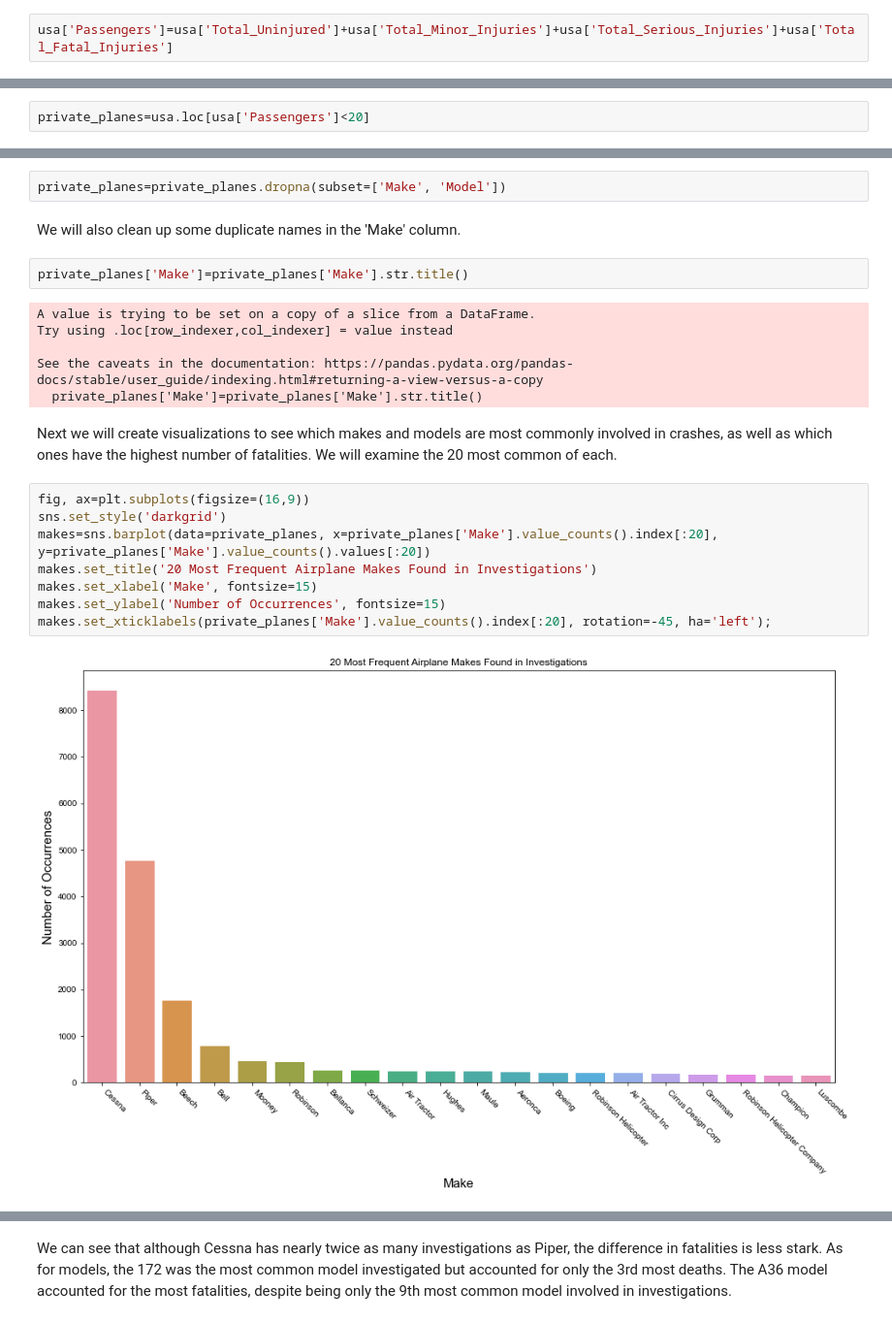
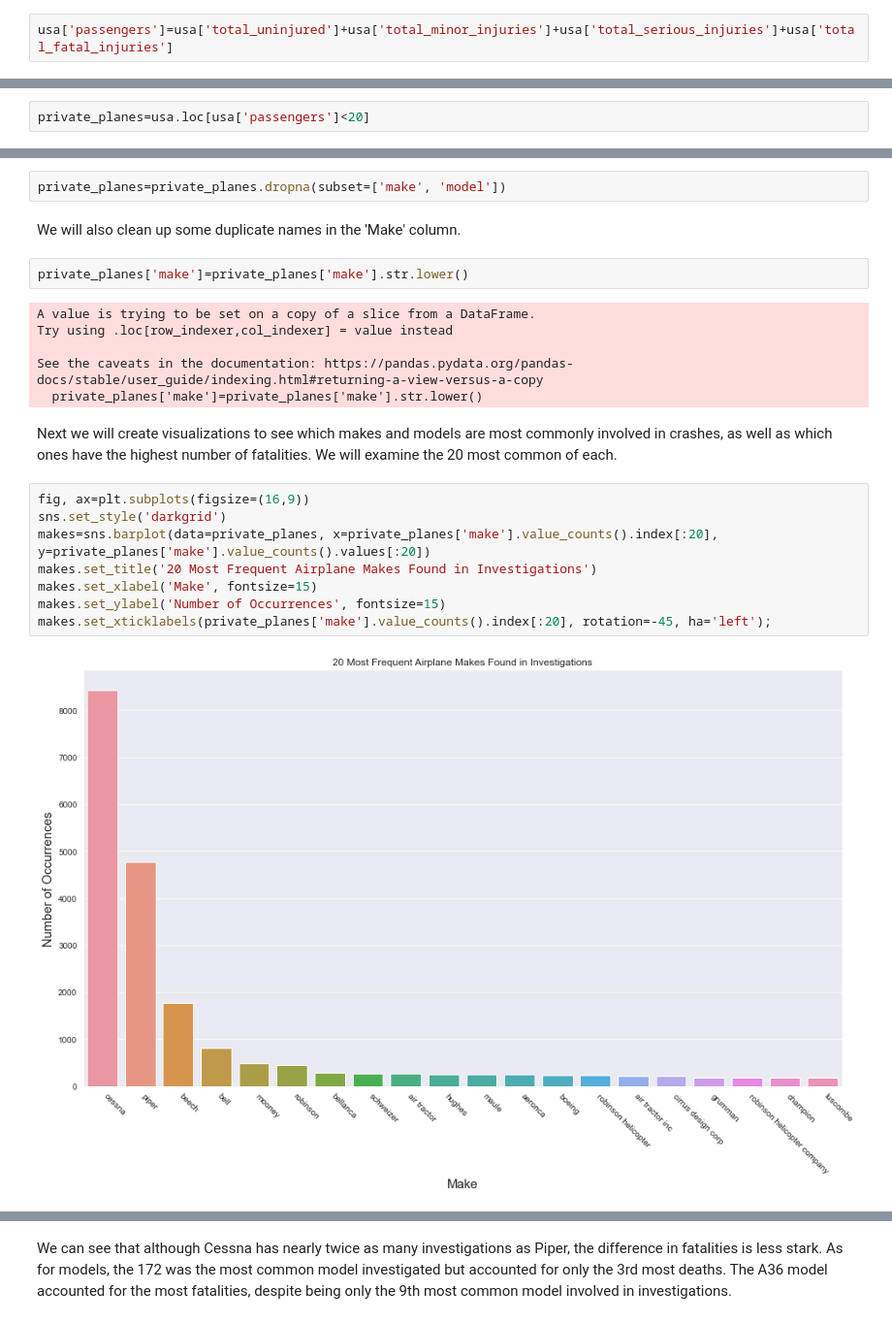
Before and after one commit to jtjohn172/Aviation-Data-Analysis-Project, a Jupyter notebook: notebooks/private-planes.ipynb, the cells around one changed output, grey strips where cells are left out. Shown: that part at 97% size. Drawn from its saved outputs; the diff is of its cells as text.

```diff
--- a/notebooks/private-planes.ipynb
+++ b/notebooks/private-planes.ipynb
@@ -75,7 +75,7 @@ See the caveats in the documentation: https://pandas.pydata.org/pandas-docs/stab
 # %% [markdown]
 Now that we have filled in the missing values for the injuries and fatalities columns, we can add up the values of all these columns to get the number of passengers. Doing so will allow us to distinguish private planes vs commercial ones.
 # %%
-usa['Passengers']=usa['Total_Uninjured']+usa['Total_Minor_Injuries']+usa['Total_Serious_Injuries']+usa['Total_Fatal_Injuries']
+usa['passengers']=usa['total_uninjured']+usa['total_minor_injuries']+usa['total_serious_injuries']+usa['total_fatal_injuries']
 # %% [output]
 A value is trying to be set on a copy of a slice from a DataFrame.
 Try using .loc[row_indexer,col_indexer] = value instead
@@ -85,5 +85,5 @@ See the caveats in the documentation: https://pandas.pydata.org/pandas-docs/stab
 # %%
-private_planes=usa.loc[usa['Passengers']<20]
+private_planes=usa.loc[usa['passengers']<20]
 # %%
 private_planes
 # %% [output]
@@ -123,29 +123,29 @@ Data columns (total 32 columns):
 dtypes: float64(6), object(26)
 memory usage: 7.9+ MB
 # %%
-private_planes=private_planes.dropna(subset=['Make', 'Model'])
+private_planes=private_planes.dropna(subset=['make', 'model'])
 # %% [markdown]
 We will also clean up some duplicate names in the 'Make' column.
 # %%
-private_planes['Make']=private_planes['Make'].str.title()
+private_planes['make']=private_planes['make'].str.lower()
 # %% [output]
 A value is trying to be set on a copy of a slice from a DataFrame.
 Try using .loc[row_indexer,col_indexer] = value instead
 
 See the caveats in the documentation: https://pandas.pydata.org/pandas-docs/stable/user_guide/indexing.html#returning-a-view-versus-a-copy
-  private_planes['Make']=private_planes['Make'].str.title()
+  private_planes['make']=private_planes['make'].str.lower()
 # %% [markdown]
 Next we will create visualizations to see which makes and models are most commonly involved in crashes, as well as which ones have the highest number of fatalities. We will examine the 20 most common of each.
 # %%
 fig, ax=plt.subplots(figsize=(16,9))
 sns.set_style('darkgrid')
-makes=sns.barplot(data=private_planes, x=private_planes['Make'].value_counts().index[:20], y=private_planes['Make'].value_counts().values[:20])
+makes=sns.barplot(data=private_planes, x=private_planes['make'].value_counts().index[:20], y=private_planes['make'].value_counts().values[:20])
 makes.set_title('20 Most Frequent Airplane Makes Found in Investigations')
 makes.set_xlabel('Make', fontsize=15)
 makes.set_ylabel('Number of Occurrences', fontsize=15)
-makes.set_xticklabels(private_planes['Make'].value_counts().index[:20], rotation=-45, ha='left');
+makes.set_xticklabels(private_planes['make'].value_counts().index[:20], rotation=-45, ha='left');
 # %% [output]
-[figure, old version]
+[figure, new version]
 # %%
 fig, ax=plt.subplots(figsize=(16,9))
 sns.set_style('darkgrid')
```
Also changed, not shown: parts of 31 cells of this notebook.
